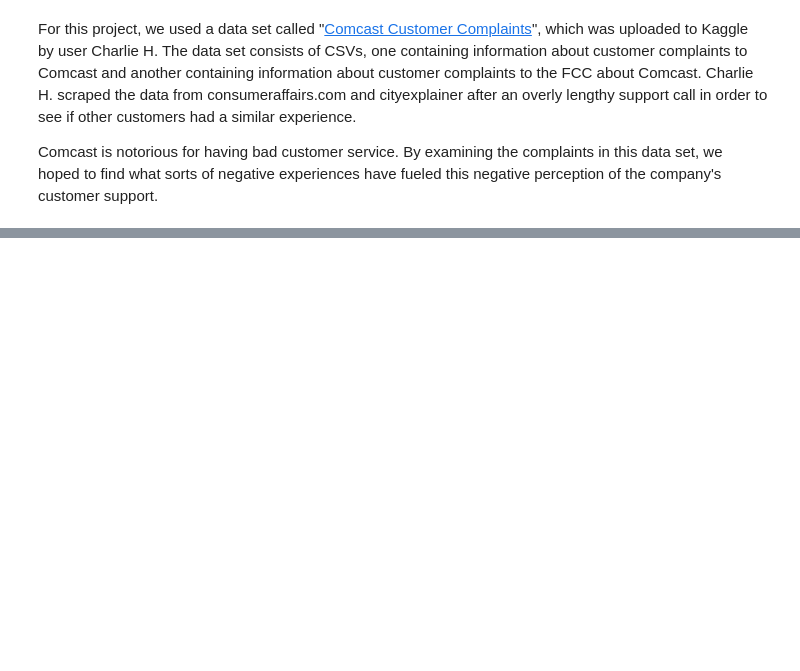
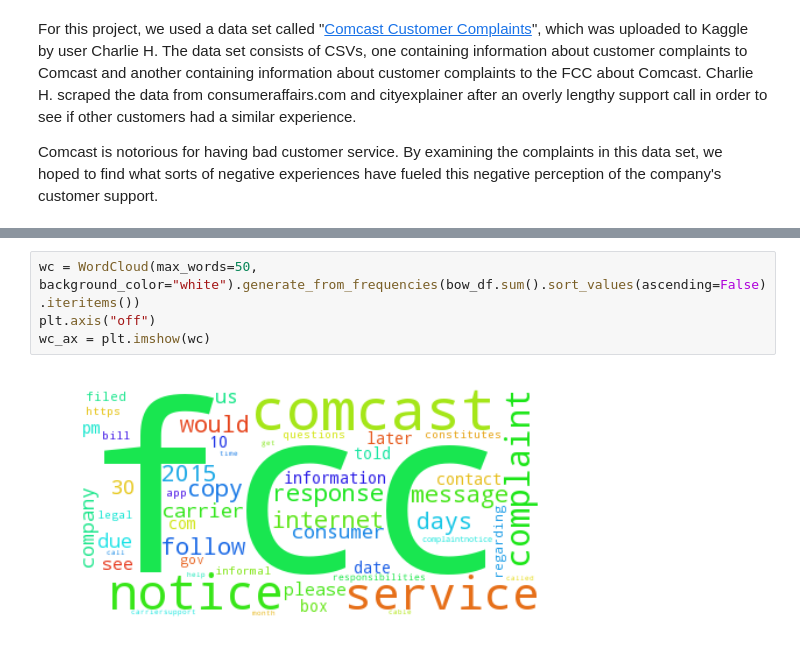
Before and after one commit to Regum/MLP-Appel-Hawkins, a Jupyter notebook: lab2/Lab02.ipynb, the cells around one changed output, grey strips where cells are left out. Cells and saved outputs as stored; diff of their text form; blank space fills up the shorter version.

```diff
--- a/lab2/Lab02.ipynb
+++ b/lab2/Lab02.ipynb
@@ -30,0 +48,6 @@ tfidf_df.mean().sort_values()[-10:]
+# %%
+wc = WordCloud(max_words=50, background_color="white").generate_from_frequencies(bow_df.sum().sort_values(ascending=False).iteritems())
+plt.axis("off")
+wc_ax = plt.imshow(wc)
+# %% [output]
+[figure, added]
```
Also changed, not shown: parts of 6 cells of this notebook.
